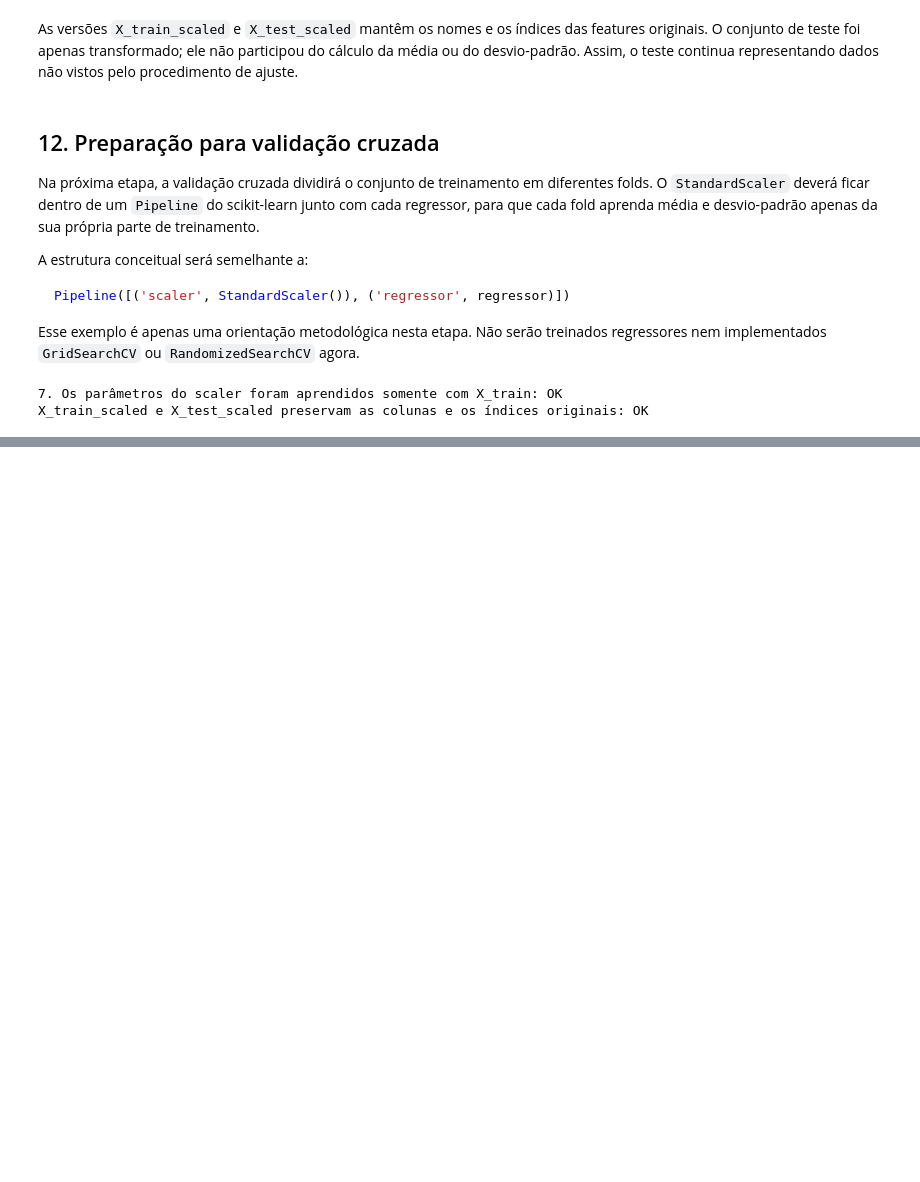
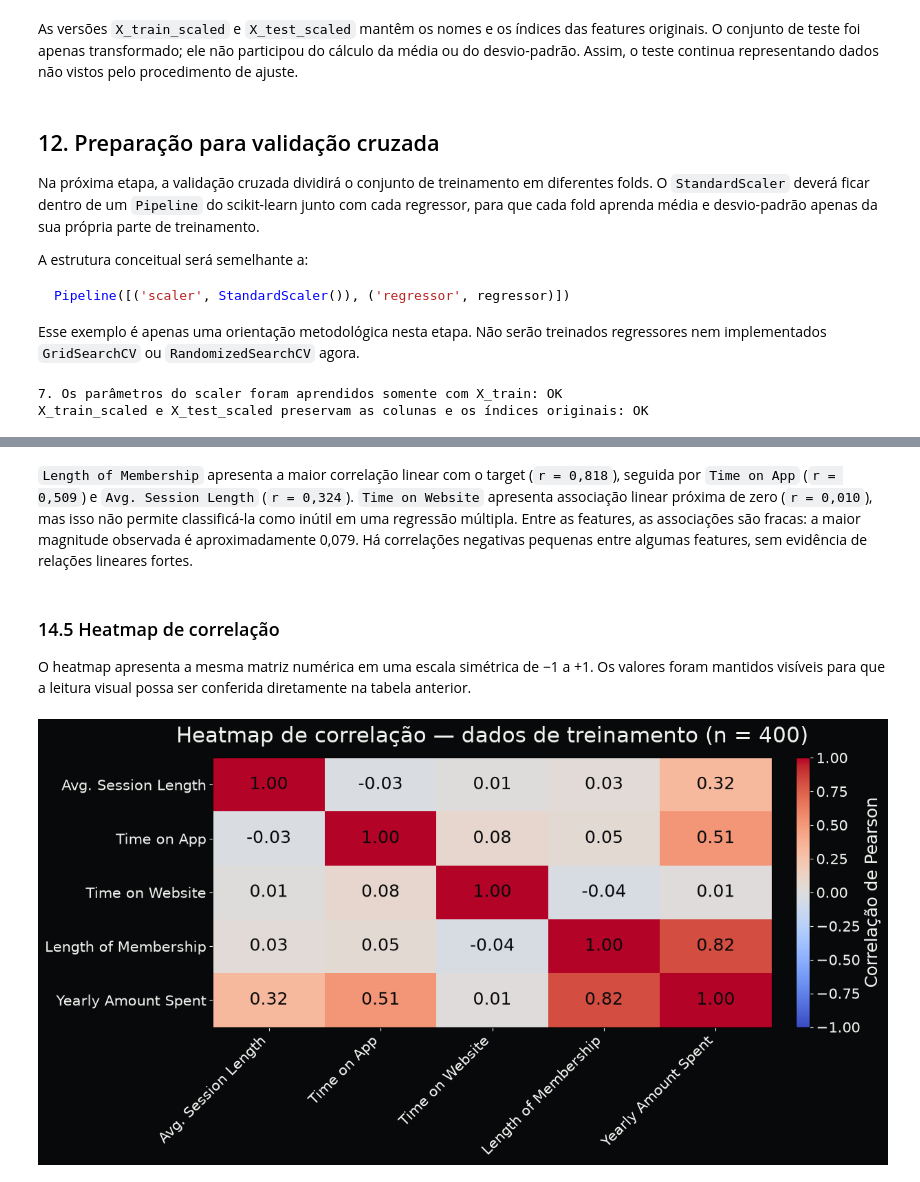
Before and after one commit to GabrielNito/desafio-do-oraculo-preditivo, a Jupyter notebook: notebooks/ecommerce_customers.ipynb, the cells around one changed output, grey strips where cells are left out. Drawn from its saved outputs; the diff is of its cells as text; code cells hidden in the pictures; blank space fills up the shorter version.

```diff
--- a/notebooks/ecommerce_customers.ipynb
+++ b/notebooks/ecommerce_customers.ipynb
@@ -464,0 +584,11 @@ Com isso, os dados estão organizados para a futura implementação da Regressã
+# %%
+matriz_correlacao_treino = dados_eda[[*colunas_features, variavel_alvo]].corr(method='pearson')
+correlacoes_target = matriz_correlacao_treino[variavel_alvo].drop(variavel_alvo).sort_values(ascending=False)
+correlacoes_features = matriz_correlacao_treino.loc[colunas_features, colunas_features]
+
+print('Matriz de correlação de Pearson — treino:')
+display(matriz_correlacao_treino.round(3))
+print(f'Maior associação linear com o target: {correlacoes_target.index[0]} ({correlacoes_target.iloc[0]:.3f})')
+print(f'Menor associação linear com o target: {correlacoes_target.index[-1]} ({correlacoes_target.iloc[-1]:.3f})')
+print(f'Maior correlação absoluta entre features: {correlacoes_features.where(~np.eye(len(colunas_features), dtype=bool)).abs().max().max():.3f}')
+print('Há correlações negativas entre features:', bool((correlacoes_features.where(~np.eye(len(colunas_features), dtype=bool)) < 0).any().any()))
@@ -464,0 +607,27 @@ Com isso, os dados estão organizados para a futura implementação da Regressã
+# %% [markdown]
+`Length of Membership` apresenta a maior correlação linear com o target (`r = 0,818`), seguida por `Time on App` (`r = 0,509`) e `Avg. Session Length` (`r = 0,324`). `Time on Website` apresenta associação linear próxima de zero (`r = 0,010`), mas isso não permite classificá-la como inútil em uma regressão múltipla. Entre as features, as associações são fracas: a maior magnitude observada é aproximadamente 0,079. Há correlações negativas pequenas entre algumas features, sem evidência de relações lineares fortes.
+# %% [markdown]
+### 14.5 Heatmap de correlação
+
+O heatmap apresenta a mesma matriz numérica em uma escala simétrica de −1 a +1. Os valores foram mantidos visíveis para que a leitura visual possa ser conferida diretamente na tabela anterior.
+# %%
+fig, ax = plt.subplots(figsize=(13, 7))
+fig.patch.set_facecolor('#08090B')
+ax.set_facecolor('#11151A')
+imagem = ax.imshow(matriz_correlacao_treino, cmap='coolwarm', vmin=-1, vmax=1)
+ax.set_aspect('auto')
+ax.set_xticks(range(len(matriz_correlacao_treino.columns)), matriz_correlacao_treino.columns, rotation=45, ha='right', fontsize=18)
+ax.set_yticks(range(len(matriz_correlacao_treino.index)), matriz_correlacao_treino.index, fontsize=18)
+ax.tick_params(colors='#F1F1EE', labelsize=15)
+for i in range(len(matriz_correlacao_treino.index)):
+    for j in range(len(matriz_correlacao_treino.columns)):
+        ax.text(j, i, f'{matriz_correlacao_treino.iloc[i, j]:.2f}', ha='center', va='center', color='#08090B', fontsize=18)
+barra = fig.colorbar(imagem, ax=ax, fraction=0.046, pad=0.04)
+barra.set_label('Correlação de Pearson', color='#F1F1EE', fontsize=18)
+barra.ax.tick_params(colors='#F1F1EE', labelsize=15)
+ax.set_title('Heatmap de correlação — dados de treinamento (n = 400)', color='#F1F1EE', pad=16, fontsize=22)
+fig.tight_layout(rect=[0, 0, 0.96, 0.94])
+fig.savefig(diretorio_figuras / 'eda-correlation-heatmap.png', dpi=180, facecolor=fig.get_facecolor())
+plt.show()
+# %% [output]
+[figure, added]
```
Also changed, not shown: parts of 29 cells of this notebook, 9 other files.
